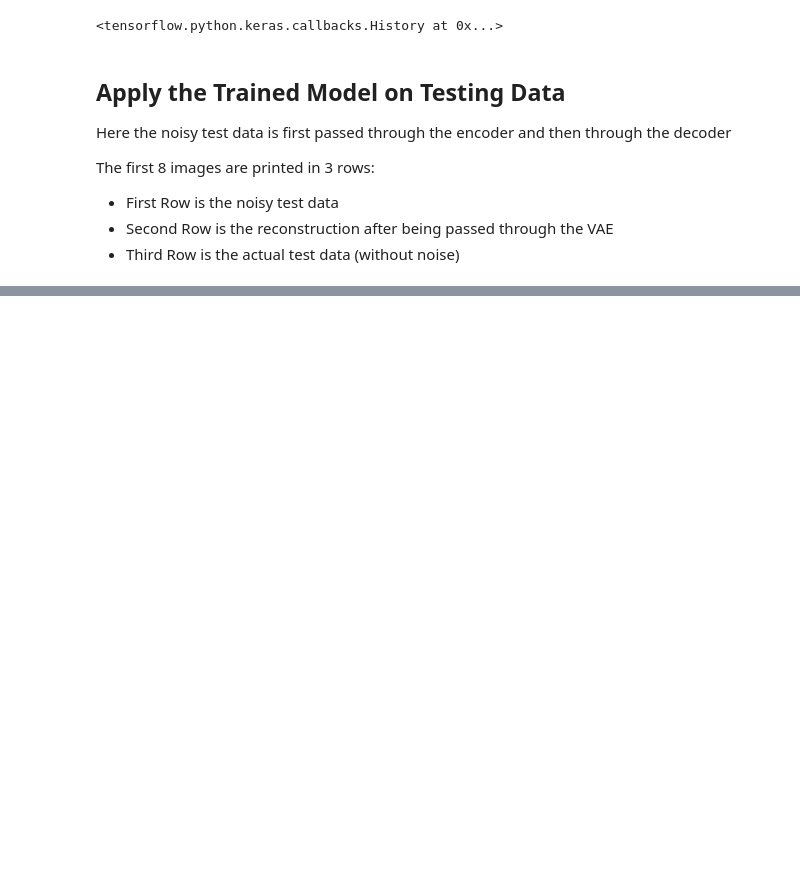
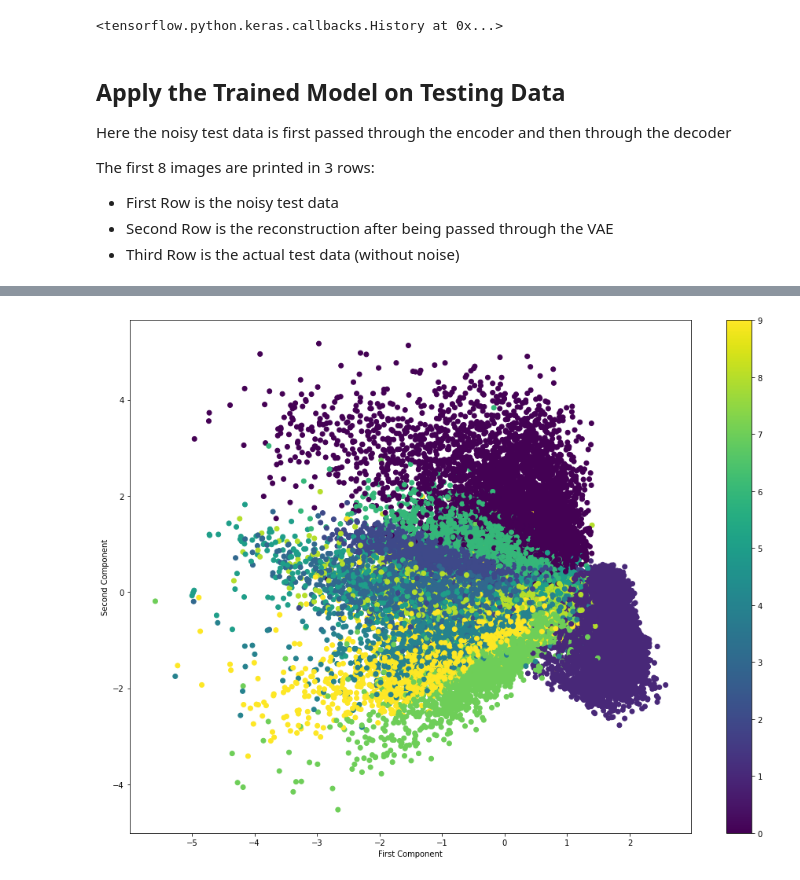
Before and after one commit to aneesh-kaitou1412/vae-mnist, a Jupyter notebook: Convolutional_VAE_MNIST_denoising.ipynb, the cells around one changed output, grey strips where cells are left out. Saved outputs shown, nothing was run; the diff lists cells and outputs as text; code cells hidden in the pictures; blank space fills up the shorter version.

```diff
--- a/Convolutional_VAE_MNIST_denoising.ipynb
+++ b/Convolutional_VAE_MNIST_denoising.ipynb
@@ -274,0 +329,10 @@ plot_images(L, len(L), len(L[0]))
+# %%
+z_mean, _, _ = vae.encoder.predict(x_train)
+plt.figure(figsize=(16,12))
+plt.scatter(z_mean[:, 0], z_mean[:, 1], c=y_train)
+plt.colorbar()
+plt.xlabel("First Component")
+plt.ylabel("Second Component")
+plt.show()
+# %% [output]
+[figure, added]
```
Also changed, not shown: parts of 13 cells of this notebook.
